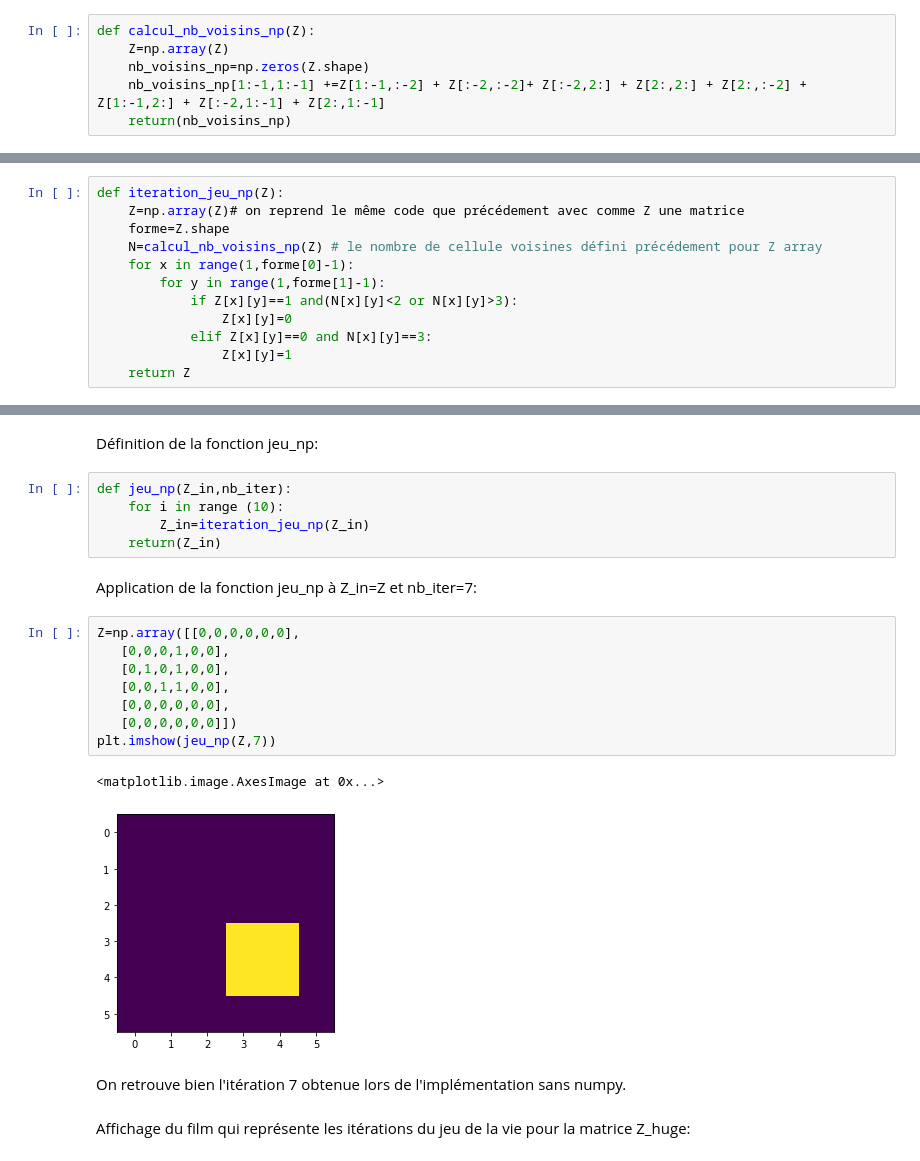
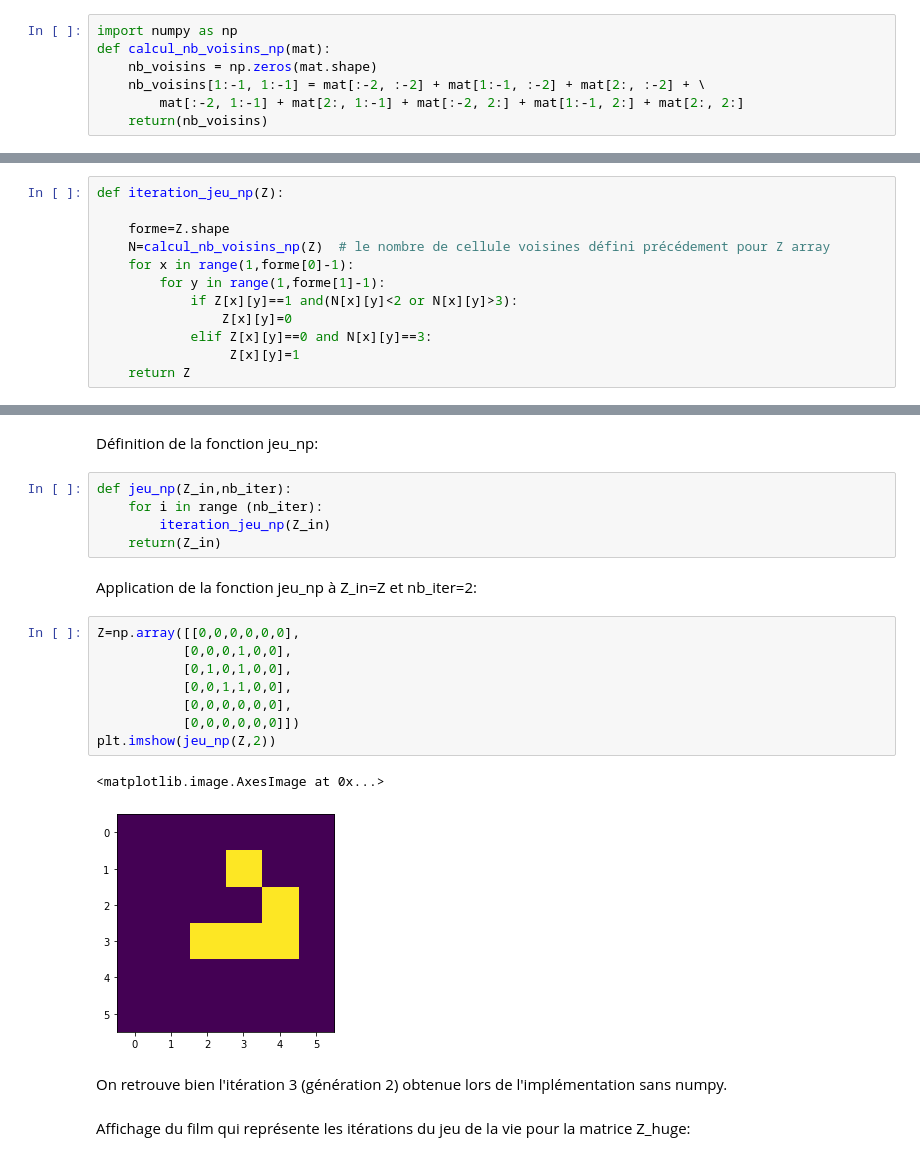
Before and after one commit to selenaiskounen/Jeu_de_la_vie, a Jupyter notebook: HMMA238_TP_selenaiskounen.ipynb, the cells around one changed output, grey strips where cells are left out. Saved outputs shown, nothing was run; the diff lists cells and outputs as text.

```diff
--- a/HMMA238_TP_selenaiskounen.ipynb
+++ b/HMMA238_TP_selenaiskounen.ipynb
@@ -127,10 +125,11 @@ print(nb_vect)
 Defini comme suit, nb_vect signifie que l'on ne s'interesse pas au bord du vecteur mais uniquement à ce qui ce passe entre le deuxième et l'avant dernier élément de ce vecteur.
 # %% [markdown]
 Definition de la fonction calcul_nb_voisins_np:
-# %%
-def calcul_nb_voisins_np(Z):
-    Z=np.array(Z)
-    nb_voisins_np=np.zeros(Z.shape)
-    nb_voisins_np[1:-1,1:-1] +=Z[1:-1,:-2] + Z[:-2,:-2]+ Z[:-2,2:] + Z[2:,2:] + Z[2:,:-2] + Z[1:-1,2:] + Z[:-2,1:-1] + Z[2:,1:-1]
-    return(nb_voisins_np)
+# %%
+import numpy as np
+def calcul_nb_voisins_np(mat):
+    nb_voisins = np.zeros(mat.shape)
+    nb_voisins[1:-1, 1:-1] = mat[:-2, :-2] + mat[1:-1, :-2] + mat[2:, :-2] + \
+        mat[:-2, 1:-1] + mat[2:, 1:-1] + mat[:-2, 2:] + mat[1:-1, 2:] + mat[2:, 2:]
+    return(nb_voisins)
 # %% [markdown]
@@ -159,15 +158,15 @@ On remarque que le résultat obtenu est identique à celui obtenu sans numpy.
 Définition de la fonction  iteration_jeu_np:
 # %%
 def iteration_jeu_np(Z):
-    Z=np.array(Z)# on reprend le même code que précédement avec comme Z une matrice
+
     forme=Z.shape
-    N=calcul_nb_voisins_np(Z) # le nombre de cellule voisines défini précédement pour Z array
+    N=calcul_nb_voisins_np(Z)  # le nombre de cellule voisines défini précédement pour Z array
     for x in range(1,forme[0]-1):
         for y in range(1,forme[1]-1):
             if Z[x][y]==1 and(N[x][y]<2 or N[x][y]>3):
                 Z[x][y]=0
             elif Z[x][y]==0 and N[x][y]==3:
-                Z[x][y]=1
+                 Z[x][y]=1
     return Z
 # %% [markdown]
 Application de la fonction iteration_jeu_np à Z:
@@ -186,23 +192,23 @@ On obtient bien le même résultat que lors de l'implémentation sans numpy.
 Définition de la fonction jeu_np:
 # %%
 def jeu_np(Z_in,nb_iter):
-    for i in range (10):
-        Z_in=iteration_jeu_np(Z_in)
+    for i in range (nb_iter):
+        iteration_jeu_np(Z_in)
     return(Z_in)
 # %% [markdown]
-Application de la fonction jeu_np à Z_in=Z et nb_iter=7:
+Application de la fonction jeu_np à Z_in=Z et nb_iter=2:
 # %%
 Z=np.array([[0,0,0,0,0,0],
-   [0,0,0,1,0,0],
-   [0,1,0,1,0,0],
-   [0,0,1,1,0,0],
-   [0,0,0,0,0,0],
-   [0,0,0,0,0,0]])
-plt.imshow(jeu_np(Z,7))
+           [0,0,0,1,0,0],
+           [0,1,0,1,0,0],
+           [0,0,1,1,0,0],
+           [0,0,0,0,0,0],
+           [0,0,0,0,0,0]])
+plt.imshow(jeu_np(Z,2))
 # %% [output]
 <matplotlib.image.AxesImage at 0x...>
-[figure, old version]
+[figure, new version]
 # %% [markdown]
-On retrouve bien l'itération 7 obtenue lors de l'implémentation sans numpy.
+On retrouve bien l'itération 3 (génération 2) obtenue lors de l'implémentation sans numpy.
 # %% [markdown]
 Affichage du film qui représente les itérations du jeu de la vie pour la matrice Z_huge:
```
Also changed, not shown: parts of 16 cells of this notebook.
